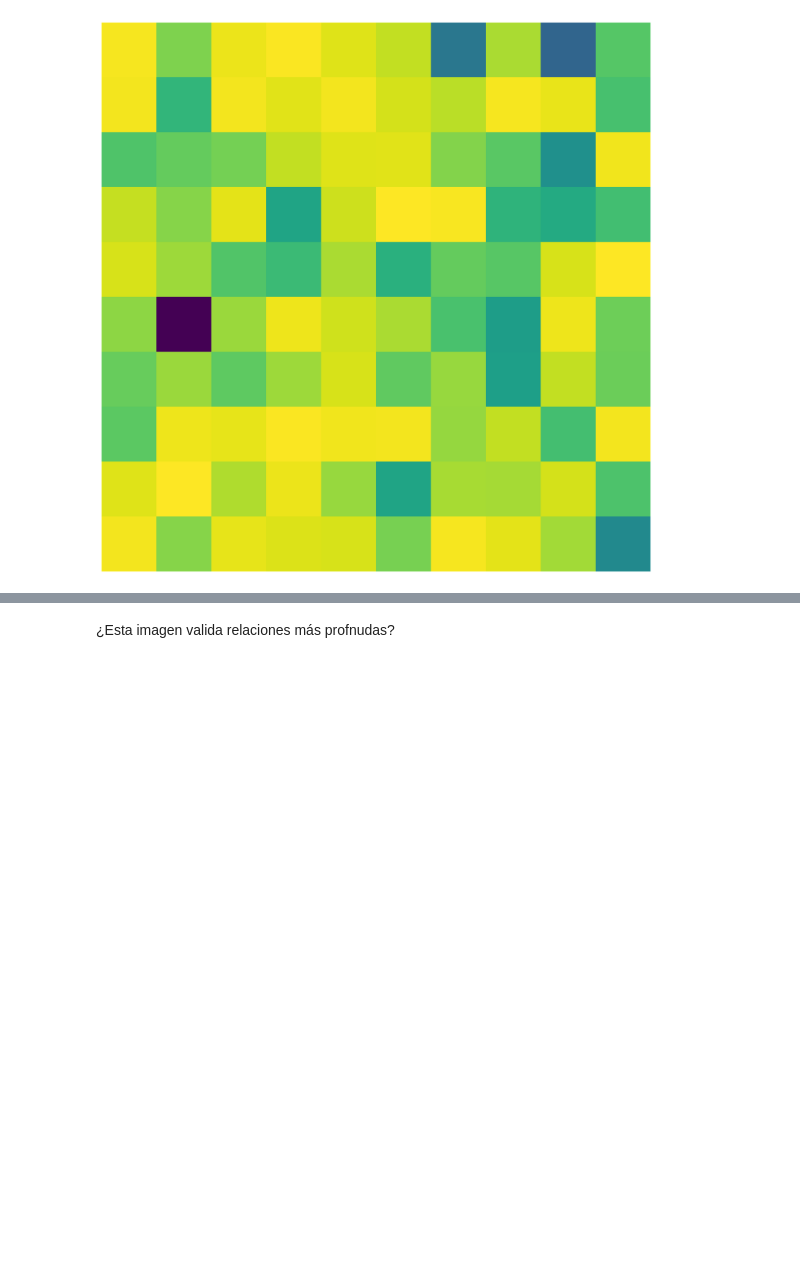
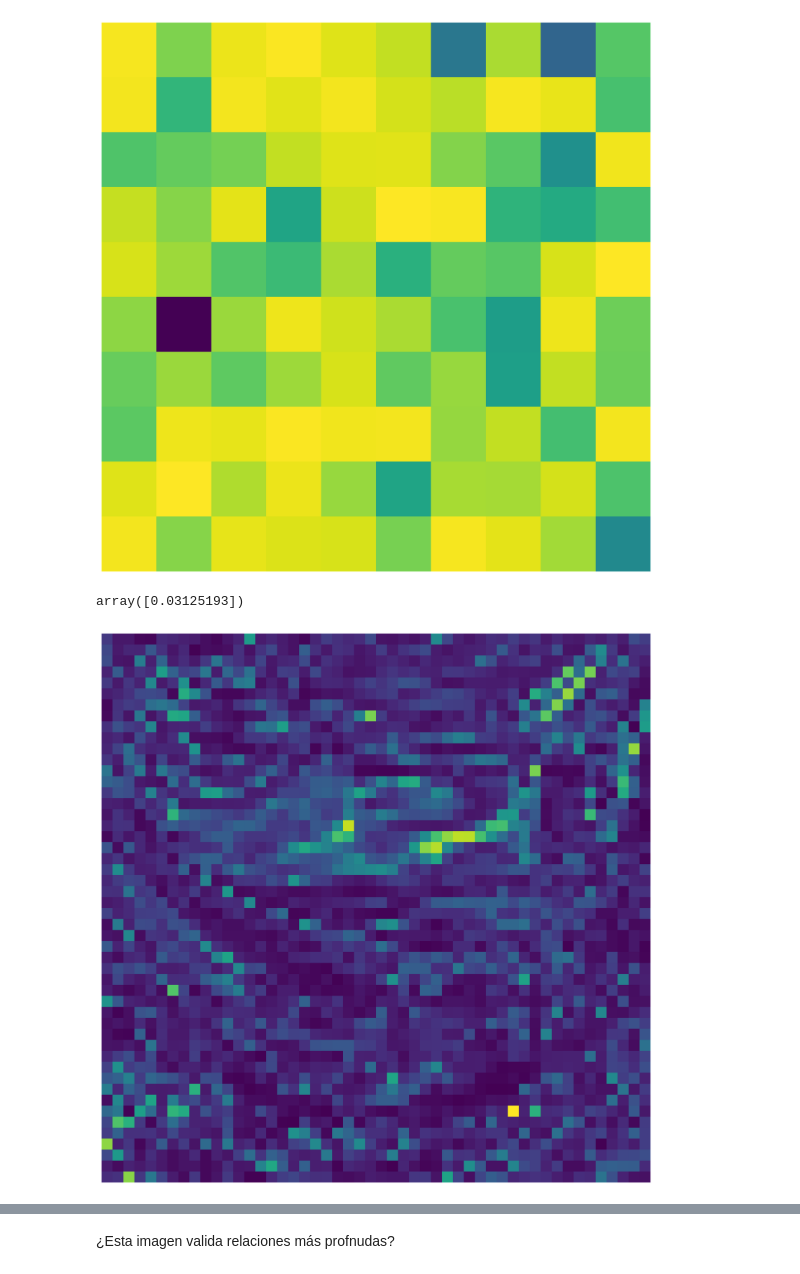
Before and after one commit to Mc-Gilford/MicrosoftAzure, a Jupyter notebook: Introducción_a_las_neuronas_artificiales_Curso_Microsoft.ipynb, the cells around one changed output, grey strips where cells are left out. Drawn from its saved outputs; the diff is of its cells as text; code cells hidden in the pictures; blank space fills up the shorter version.

```diff
--- a/Introducción_a_las_neuronas_artificiales_Curso_Microsoft.ipynb
+++ b/Introducción_a_las_neuronas_artificiales_Curso_Microsoft.ipynb
@@ -399,3 +399,13 @@ deep_nn.visualize()
 deep_nn.visualize(grid_size=10)
 # %% [output]
 [figure]
+# %%
+deep_nn = NeuralNet(n_layers=24, n_neurons=110)
+# %%
+deep_nn.feedforward(y_in)
+# %% [output]
+array([0.03125193])
+# %%
+deep_nn.visualize()
+# %% [output]
+[figure, added]
```
Also changed, not shown: parts of 1 cell of this notebook.
